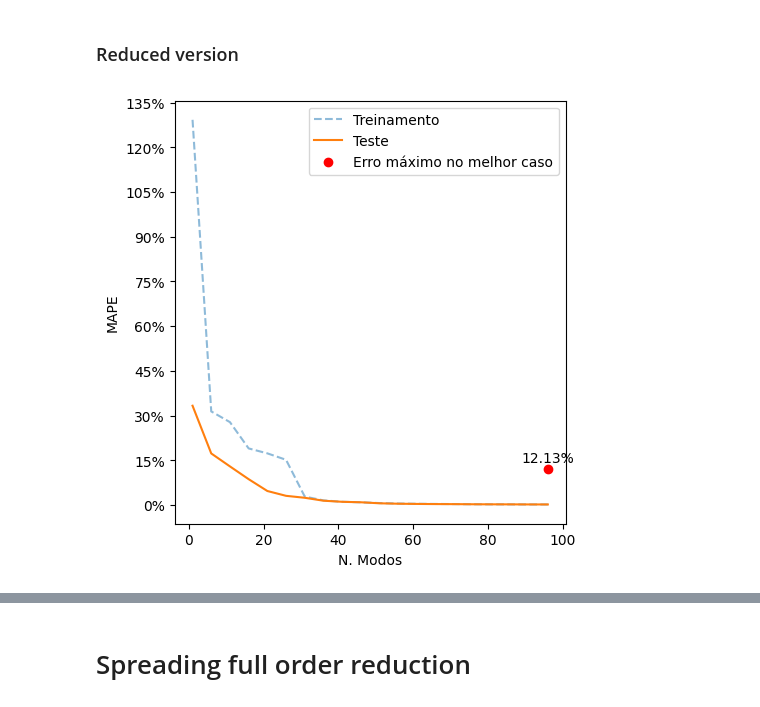
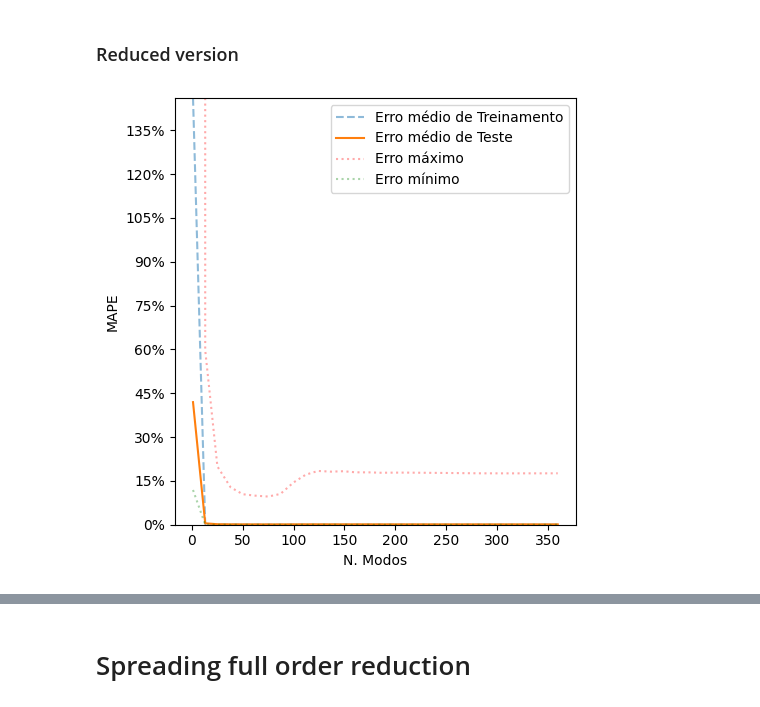
Before and after one commit to GuiCT/data-driven-studies, a Jupyter notebook: droplet/kpca_polinomial.ipynb, the cells around one changed output, grey strips where cells are left out. Saved outputs shown, nothing was run; the diff lists cells and outputs as text; code cells hidden in the pictures.

Commit message:
updating graph generation (+max +min errors), optuna studies and graphing

```diff
--- a/droplet/kpca_polinomial.ipynb
+++ b/droplet/kpca_polinomial.ipynb
@@ -218,7 +199,7 @@ for key, obj in collision.items():
 # %%
 for key, obj in collision.items():
-    x, y = np.meshgrid(obj['testing_error'].index, TESTED_MODES)
-    z = obj['testing_error'].loc[:, (slice(None), 'MRAE')].values.T * 100
+    x, y = np.meshgrid(obj['all_errors'].index, tested_modes)
+    z = obj['all_errors'].loc[:, (slice(None), 'MRAE')].values.T * 100
     component_fig, component_ax = plt.subplots(1, 1, figsize=(5,5), subplot_kw={'projection': '3d'})
     component_ax.set_proj_type('ortho')
     component_ax.plot_surface(x, y, z)
@@ -456,9 +407,9 @@ collision_full['scaler'] = scaler
 # %% [markdown]
 ## Testing every mode
 # %%
-from sklearn.decomposition import KernelPCA
+tested_modes_full_order = np.linspace(1, 360, 30, dtype=int)
+number_of_modes = tested_modes_full_order.shape[0]
 
-NUMBER_OF_MODES = TESTED_MODES_FULL_ORDER.shape[0]
 number_of_timesteps = collision_full['scaled_data'].shape[0]
 permutation_idx = np.random.permutation(number_of_timesteps)
 training_size = int(TRAIN_SPLIT * number_of_timesteps)
@@ -468,11 +419,11 @@ training_data = collision_full['original_data'][training_idx]
 training_data_scaled = collision_full['scaled_data'][training_idx]
 testing_data = collision_full['original_data'][testing_idx]
 testing_data_scaled = collision_full['scaled_data'][testing_idx]
-modes_mse = np.zeros((number_of_timesteps, NUMBER_OF_MODES))
+modes_mse = np.zeros((number_of_timesteps, number_of_modes))
 modes_mae = np.zeros_like(modes_mse)
 modes_mrae = np.zeros_like(modes_mse)
 kernel_parameters = {} if KERNEL_PARAMETERS['collision'] is None else KERNEL_PARAMETERS['collision']
-for i, mode in enumerate(TESTED_MODES_FULL_ORDER):
+for i, mode in enumerate(tested_modes_full_order):
     # TRAINING DATA
     kpca = KernelPCA(n_components=mode, random_state=42, kernel=USED_KERNEL, fit_inverse_transform=True, **kernel_parameters)
     kpca.fit(training_data_scaled)
@@ -496,9 +447,9 @@ for i, mode in enumerate(TESTED_MODES_FULL_ORDER):
     modes_mrae[testing_idx, i] = mrae_testing
 training_error_idx = pd.Index(training_idx, name='Timestep')
 testing_error_idx = pd.Index(testing_idx, name='Timestep')
-columns = pd.MultiIndex.from_product([TESTED_MODES_FULL_ORDER, ['MSE', 'MAE', 'MRAE']], names=['Modes', 'Metric'])
-training_error_data = np.zeros((training_error_idx.shape[0], NUMBER_OF_MODES * 3))
-testing_error_data = np.zeros((testing_error_idx.shape[0], NUMBER_OF_MODES * 3))
+columns = pd.MultiIndex.from_product([tested_modes_full_order, ['MSE', 'MAE', 'MRAE']], names=['Modes', 'Metric'])
+training_error_data = np.zeros((training_error_idx.shape[0], number_of_modes * 3))
+testing_error_data = np.zeros((testing_error_idx.shape[0], number_of_modes * 3))
 training_error_data[:, ::3] = modes_mse[training_idx]
 training_error_data[:, 1::3] = modes_mae[training_idx]
 training_error_data[:, 2::3] = modes_mrae[training_idx]
@@ -512,6 +463,7 @@ collision_full['training_idx'] = training_idx
 collision_full['testing_idx'] = testing_idx
 collision_full['training_error'] = training_error_df
 collision_full['testing_error'] = testing_error_df
+collision_full['all_errors'] = pd.concat([training_error_df, testing_error_df], axis=0).sort_index()
 # %% [markdown]
 ## Showing these errors in graphs
 # %% [markdown]
@@ -519,32 +471,30 @@ collision_full['testing_error'] = testing_error_df
 # %%
 mean_training_error = collision_full['training_error'].loc[:, (slice(
     None), 'MRAE')].mean().unstack() * 100
 mean_testing_error = collision_full['testing_error'].loc[:, (slice(
     None), 'MRAE')].mean().unstack() * 100
-max_error_last_mode_train = collision_full["training_error"].loc[:, (
-    TESTED_MODES_FULL_ORDER[-1], 'MRAE')].max() * 100
-max_error_last_mode_test = collision_full["testing_error"].loc[:, (
-    TESTED_MODES_FULL_ORDER[-1], 'MRAE')].max() * 100
-max_error_last_modes = max(max_error_last_mode_train, max_error_last_mode_test)
+max_errors_each_mode = collision_full["all_errors"].loc[:,(slice(None), 'MRAE')].max().unstack() * 100
+min_errors_each_mode = collision_full["all_errors"].loc[:,(slice(None), 'MRAE')].min().unstack() * 100
 
 component_fig, component_ax = plt.subplots(1, 1, figsize=(5,5))
 mean_training_error.plot(ax=component_ax, linestyle='--', alpha=0.5)
 mean_testing_error.plot(ax=component_ax, linestyle='-')
+max_errors_each_mode.plot(ax=component_ax, linestyle=':', alpha=(1/3), color='red')
+min_errors_each_mode.plot(ax=component_ax, linestyle=':', alpha=(1/3), color='green')
 component_ax.set_ylabel("MAPE")
 component_ax.set_xlabel("N. Modos")
-component_ax.scatter(
-    [TESTED_MODES_FULL_ORDER[-1]], [max_error_last_modes], color='red')
-component_ax.annotate(f"{max_error_last_modes:.2f}%", (TESTED_MODES_FULL_ORDER[-1],
-                                                       max_error_last_modes), textcoords="offset points", xytext=(0, 5), ha='center')
 component_ax.legend(
-    ['Treinamento', 'Teste', 'Erro máximo no melhor caso'])
+    ['Erro médio de Treinamento', 'Erro médio de Teste', 'Erro máximo', 'Erro mínimo'])
 component_ax.yaxis.set_major_locator(MaxNLocator())
 component_ax.yaxis.set_major_formatter(PercentFormatter())
+
+max_of_mean_errors = max(mean_training_error.max().iloc[0], mean_testing_error.max().iloc[0])
+component_ax.set_ylim(0, max_of_mean_errors)
 component_fig.tight_layout()
 os.makedirs(
     f"{RESULT_FOLDER}/kpca/{USED_KERNEL}/collision/fullorder", exist_ok=True)
 component_fig.savefig(
     f"{RESULT_FOLDER}/kpca/{USED_KERNEL}/collision/fullorder/2d.pdf", dpi=600, transparent=True)
 # %% [output]
-[figure, old version]
+[figure, new version]
 # %%
```
Also changed, not shown: parts of 17 cells of this notebook, 8 other files.
